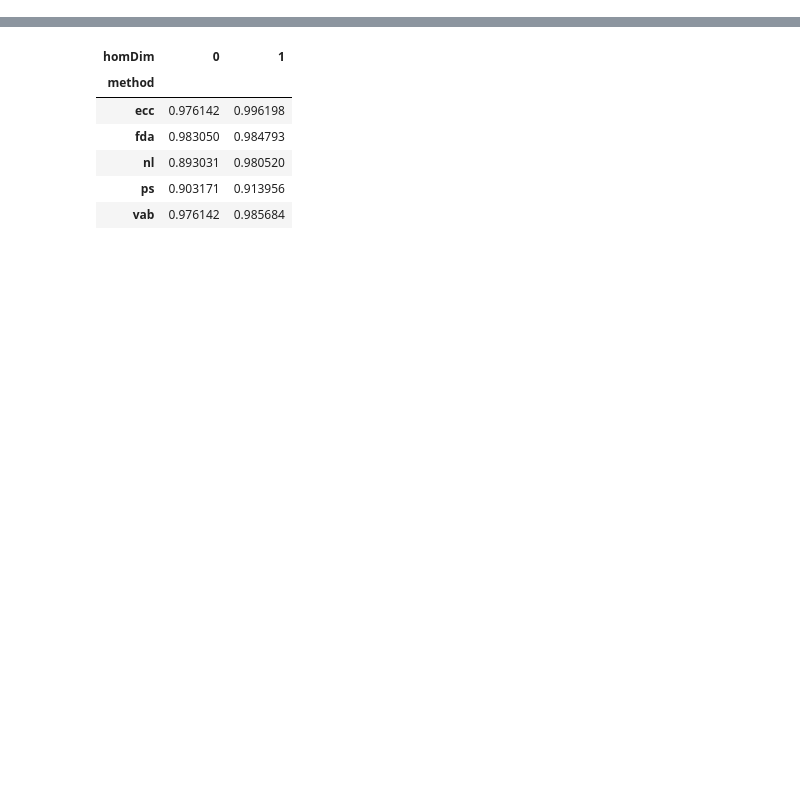
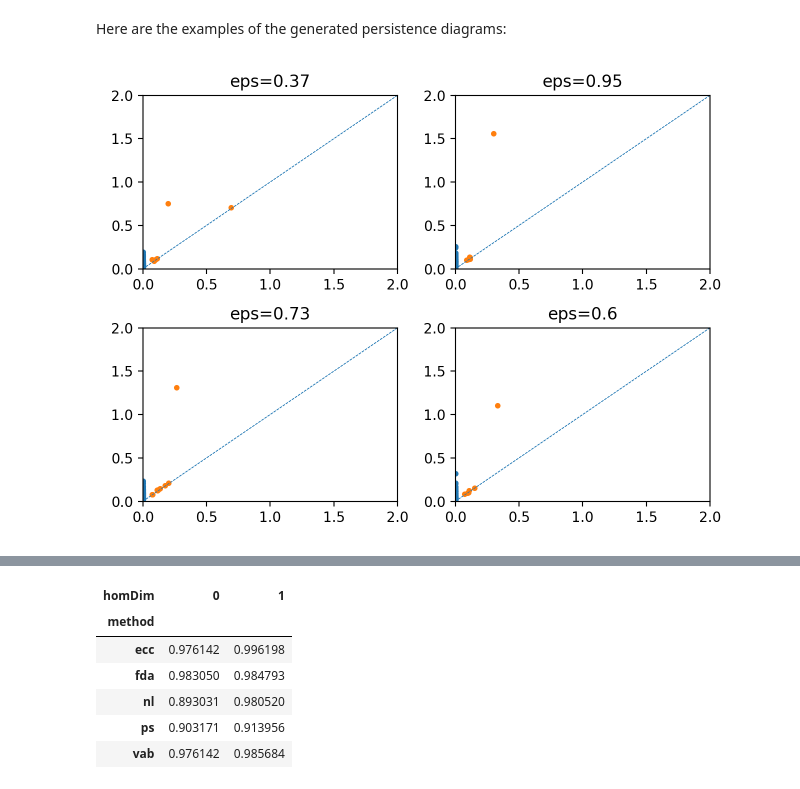
Before and after one commit to ALuchinsky/tdavec, a Jupyter notebook: sample_notebook/circle_vs_ellipse.ipynb, the cells around one changed output, grey strips where cells are left out. Saved outputs shown, nothing was run; the diff lists cells and outputs as text; code cells hidden in the pictures; blank space fills up the shorter version.

```diff
--- a/sample_notebook/circle_vs_ellipse.ipynb
+++ b/sample_notebook/circle_vs_ellipse.ipynb
@@ -17,3 +29,17 @@ clouds = [createEllipse(a=1, b=eps, n=100) for eps in epsList]
 # %%
 v = TDAvectorizer()
 v.fit(clouds)
+# %% [markdown]
+Here are the examples of the generated persistence diagrams:
+# %%
+for i in range(4):
+    plt.subplot(2,2,i+1)
+    PD = v.diags[i]
+    for dim in range(2):
+        plt.plot(PD[dim][:,0], PD[dim][:,1], ".")
+        plt.xlim(0, 2); plt.ylim(0, 2)
+        plt.axline( (0,0), slope = 1, linestyle = "--", linewidth = 0.5)
+        plt.title(f"eps={np.round(epsList[i], 2)}")
+plt.tight_layout()
+# %% [output]
+[figure, added]
```
Also changed, not shown: parts of 18 cells of this notebook, 3 other files.
